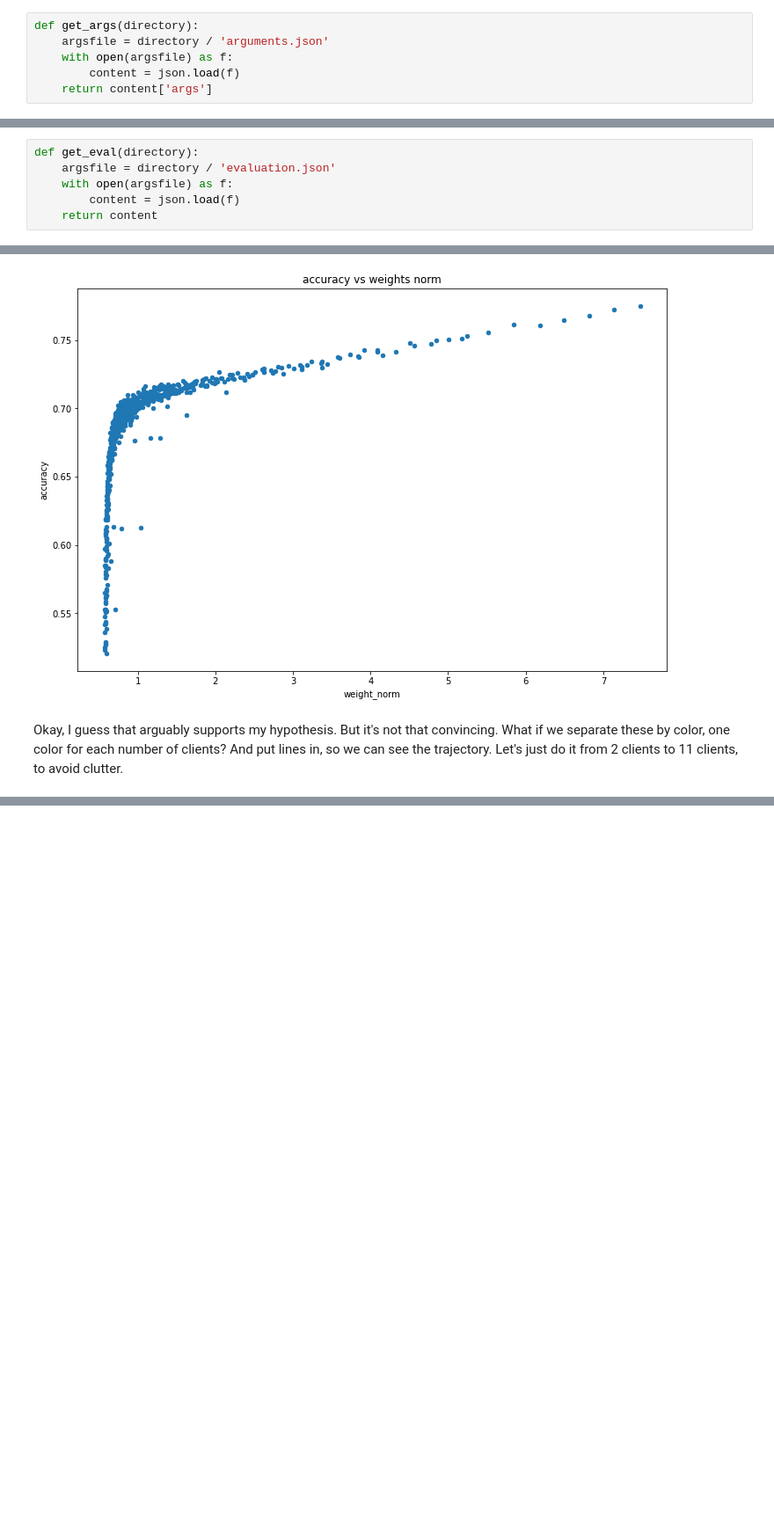
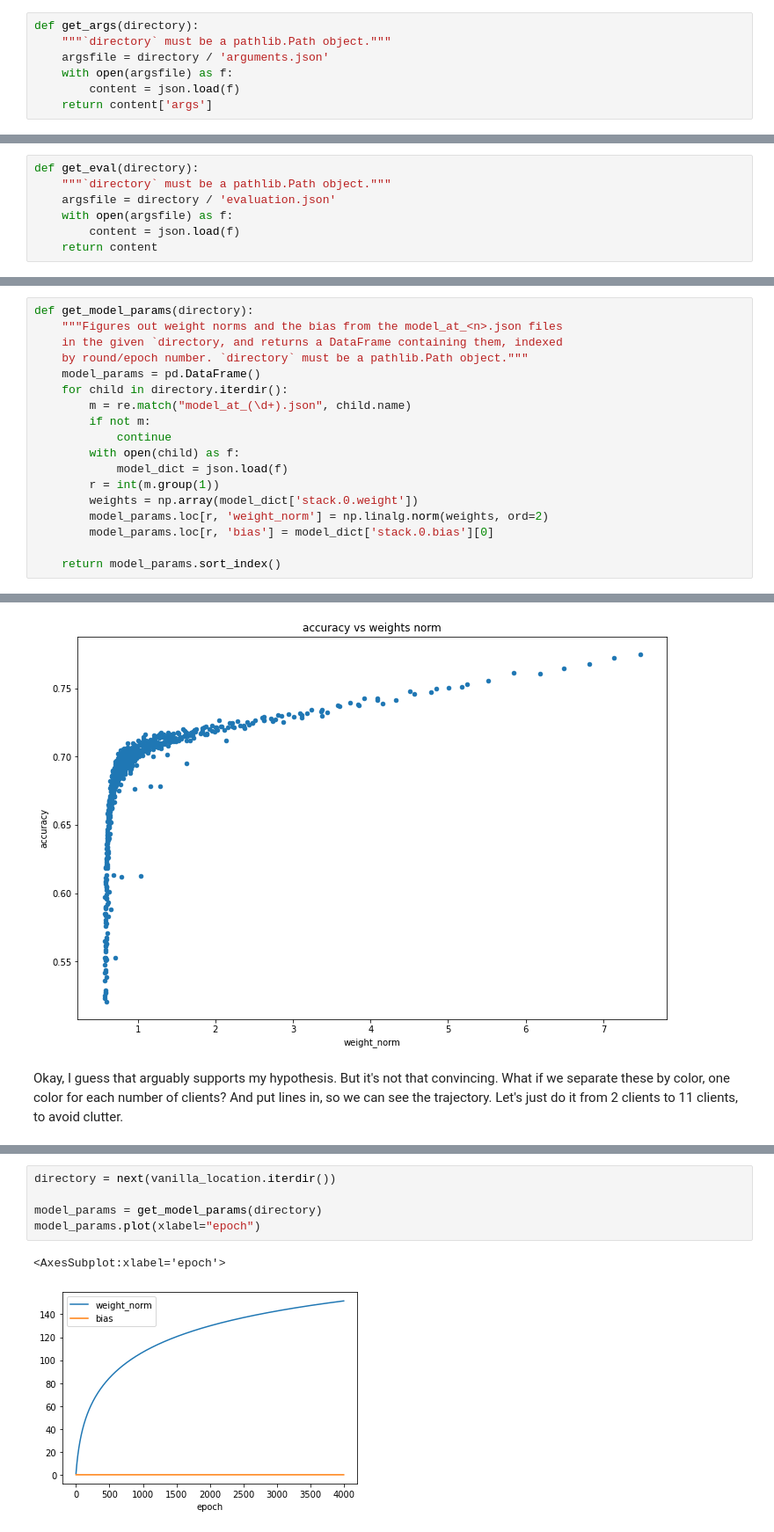
Before and after one commit to czlee/kyanite, a Jupyter notebook: ota-basic.ipynb, the cells around one changed output, grey strips where cells are left out. Shown at 88% size. Saved outputs shown, nothing was run; the diff lists cells and outputs as text; blank space fills up the shorter version.

```diff
--- a/plot-ota-basic.ipynb
+++ b/ota-basic.ipynb
@@ -21,6 +22,7 @@ results_location = Path("../results-downloaded/ota-basic-1")
 First, let's just pick a few cases at random and plot the training graphs for them.
 # %%
 def get_args(directory):
+    """`directory` must be a pathlib.Path object."""
     argsfile = directory / 'arguments.json'
     with open(argsfile) as f:
         content = json.load(f)
@@ -58,6 +60,7 @@ Seems pretty legit. Notice also that the high-noise cases jump around heaps, but
 # Test accuracy vs clients
 # %%
 def get_eval(directory):
+    """`directory` must be a pathlib.Path object."""
     argsfile = directory / 'evaluation.json'
     with open(argsfile) as f:
         content = json.load(f)
@@ -155,5 +158,23 @@ plt.legend()
 [figure]
 # %% [markdown]
 Okay, so it's definitely not constant with respect to round. That's kinda weird, because I'm not sure what it could depend on other than the model parameters themselves.
+# %%
+def get_model_params(directory):
+    """Figures out weight norms and the bias from the model_at_<n>.json files
+    in the given `directory, and returns a DataFrame containing them, indexed
+    by round/epoch number. `directory` must be a pathlib.Path object."""
+    model_params = pd.DataFrame()
+    for child in directory.iterdir():
+        m = re.match("model_at_(\d+).json", child.name)
+        if not m:
+            continue
+        with open(child) as f:
+            model_dict = json.load(f)
+        r = int(m.group(1))
+        weights = np.array(model_dict['stack.0.weight'])
+        model_params.loc[r, 'weight_norm'] = np.linalg.norm(weights, ord=2)
+        model_params.loc[r, 'bias'] = model_dict['stack.0.bias'][0]
+
+    return model_params.sort_index()
 # %%
 directory = results_location / "20210706-231703"
@@ -259,0 +272,8 @@ In this case, a rather blunt tool would be to train the logistic model "normally
+# %%
+directory = next(vanilla_location.iterdir())
+
+model_params = get_model_params(directory)
+model_params.plot(xlabel="epoch")
+# %% [output]
+<AxesSubplot:xlabel='epoch'>
+[figure, added]
```
Also changed, not shown: parts of 14 cells of this notebook.
